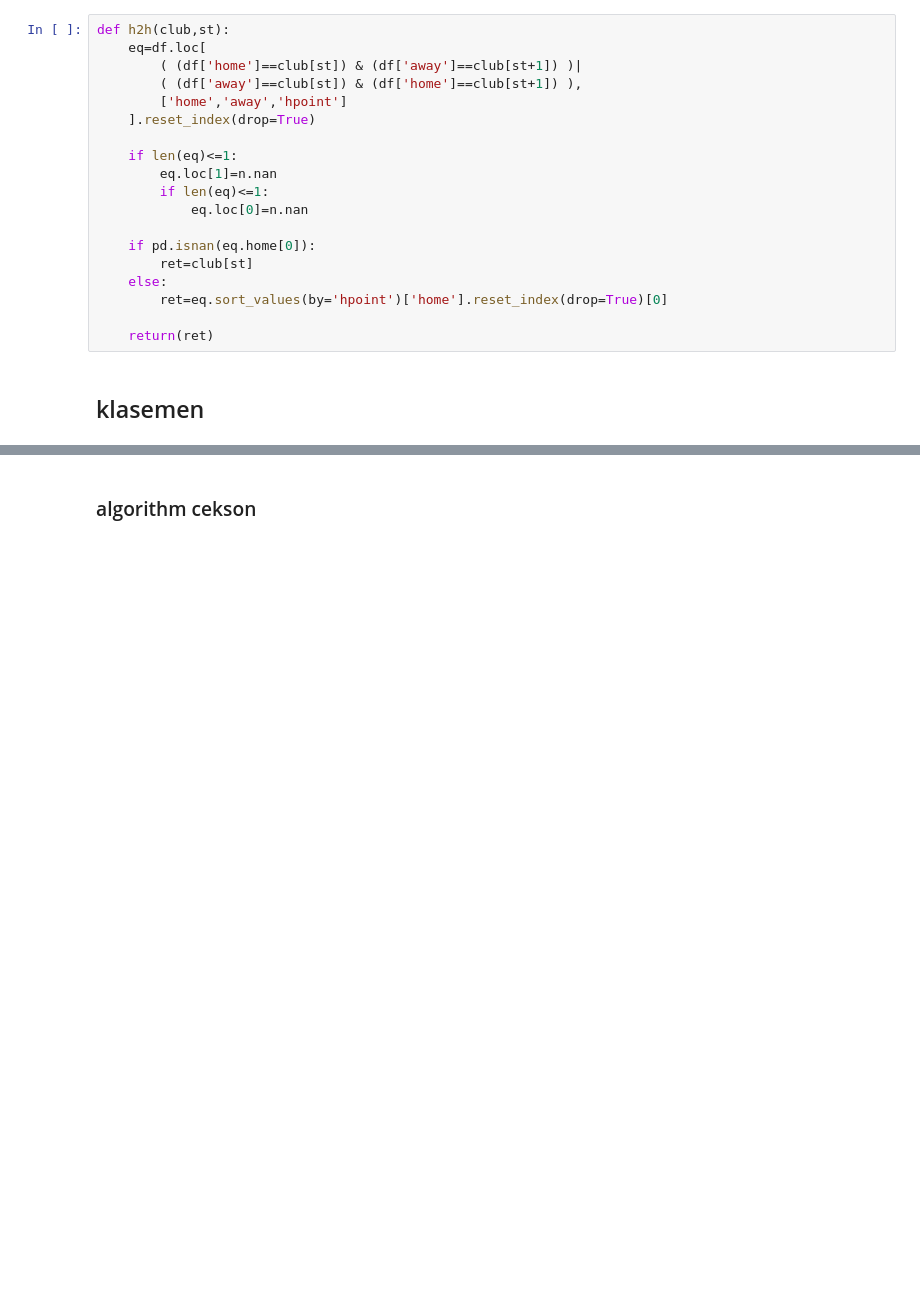
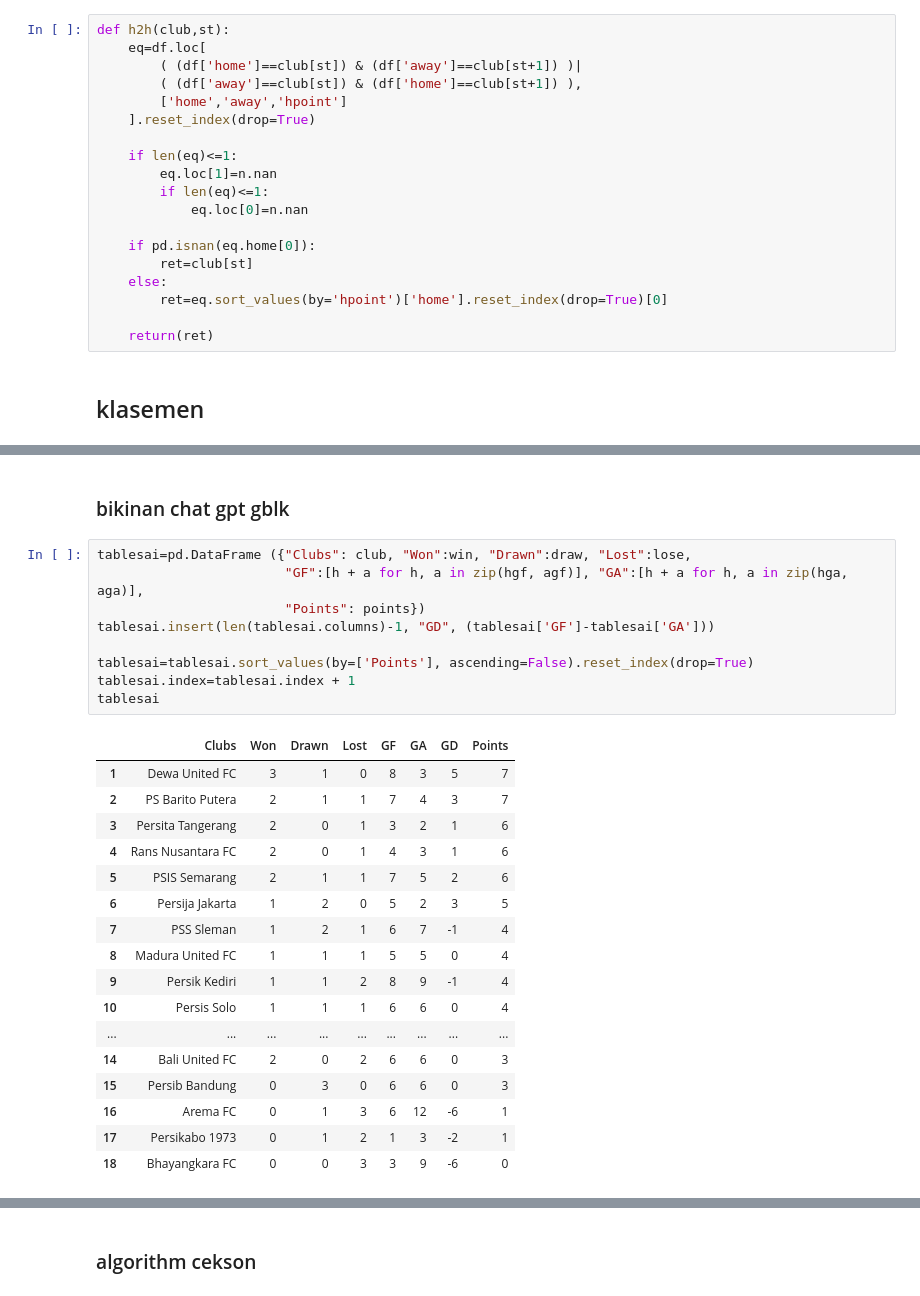
Before and after one commit to lpttprnc/liga-1, a Jupyter notebook: cek123dicoba.ipynb, the cells around one changed output, grey strips where cells are left out. Saved outputs shown, nothing was run; the diff lists cells and outputs as text; blank space fills up the shorter version.

```diff
--- a/cek123dicoba.ipynb
+++ b/cek123dicoba.ipynb
@@ -242,0 +394,29 @@ tables
+# %% [markdown]
+### bikinan chat gpt gblk
+# %%
+tablesai=pd.DataFrame ({"Clubs": club, "Won":win, "Drawn":draw, "Lost":lose,
+                        "GF":[h + a for h, a in zip(hgf, agf)], "GA":[h + a for h, a in zip(hga, aga)],
+                        "Points": points})
+tablesai.insert(len(tablesai.columns)-1, "GD", (tablesai['GF']-tablesai['GA']))
+
+tablesai=tablesai.sort_values(by=['Points'], ascending=False).reset_index(drop=True)
+tablesai.index=tablesai.index + 1
+tablesai
+# %% [output]
+|  | Clubs | Won | Drawn | Lost | GF | GA | GD | Points |
+| 1 | Dewa United FC | 3 | 1 | 0 | 8 | 3 | 5 | 7 |
+| 2 | PS Barito Putera | 2 | 1 | 1 | 7 | 4 | 3 | 7 |
+| 3 | Persita Tangerang | 2 | 0 | 1 | 3 | 2 | 1 | 6 |
+| 4 | Rans Nusantara FC | 2 | 0 | 1 | 4 | 3 | 1 | 6 |
+| 5 | PSIS Semarang | 2 | 1 | 1 | 7 | 5 | 2 | 6 |
+| 6 | Persija Jakarta | 1 | 2 | 0 | 5 | 2 | 3 | 5 |
+| 7 | PSS Sleman | 1 | 2 | 1 | 6 | 7 | -1 | 4 |
+| 8 | Madura United FC | 1 | 1 | 1 | 5 | 5 | 0 | 4 |
+| 9 | Persik Kediri | 1 | 1 | 2 | 8 | 9 | -1 | 4 |
+| 10 | Persis Solo | 1 | 1 | 1 | 6 | 6 | 0 | 4 |
+| ... | ... | ... | ... | ... | ... | ... | ... | ... |
+| 14 | Bali United FC | 2 | 0 | 2 | 6 | 6 | 0 | 3 |
+| 15 | Persib Bandung | 0 | 3 | 0 | 6 | 6 | 0 | 3 |
+| 16 | Arema FC | 0 | 1 | 3 | 6 | 12 | -6 | 1 |
+| 17 | Persikabo 1973 | 0 | 1 | 2 | 1 | 3 | -2 | 1 |
+| 18 | Bhayangkara FC | 0 | 0 | 3 | 3 | 9 | -6 | 0 |
```
Also changed, not shown: parts of 13 cells of this notebook.
